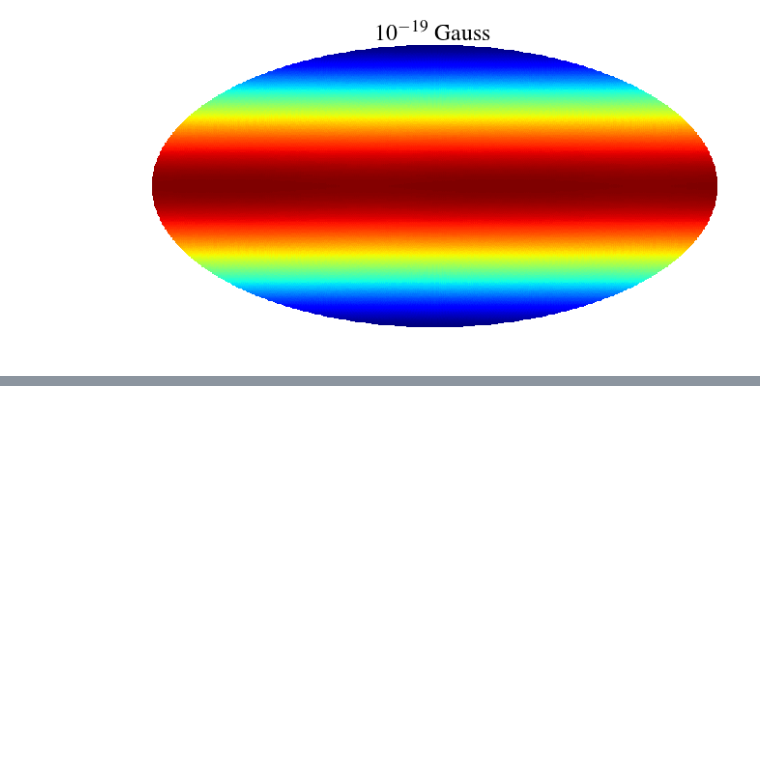
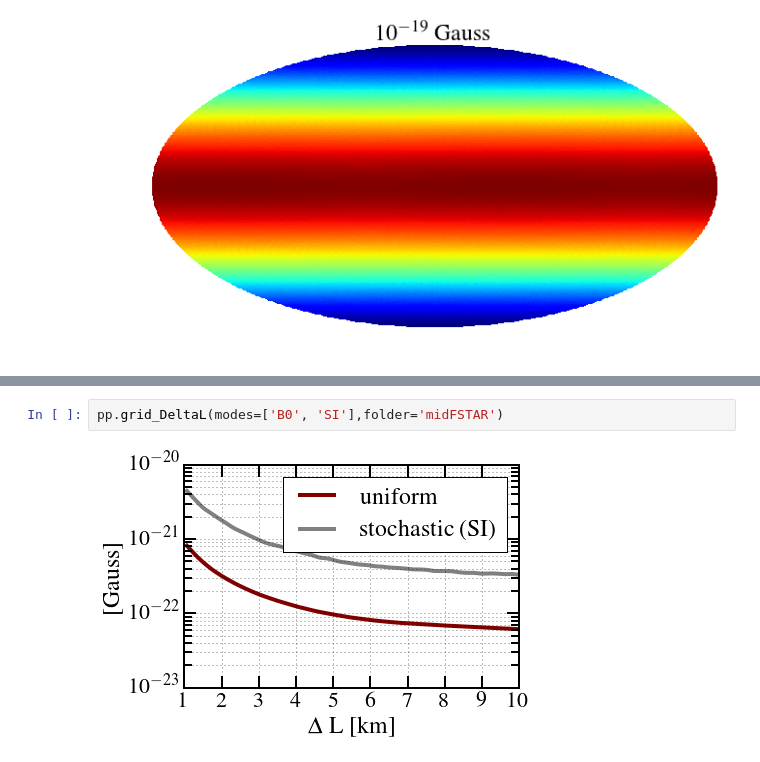
Before and after one commit to veragluscevic/pmfs, a Jupyter notebook: plots.ipynb, the cells around one changed output, grey strips where cells are left out. Saved outputs shown, nothing was run; the diff lists cells and outputs as text; blank space fills up the shorter version.

```diff
--- a/plots.ipynb
+++ b/plots.ipynb
@@ -91,0 +63,4 @@ pp.sigma_z(zmin=15,zmax=30,label='_loFSTAR',ymax=1e-16)
+# %%
+pp.grid_DeltaL(modes=['B0', 'SI'],folder='midFSTAR')
+# %% [output]
+[figure, added]
```
Also changed, not shown: parts of 9 cells of this notebook, 20 other files.
